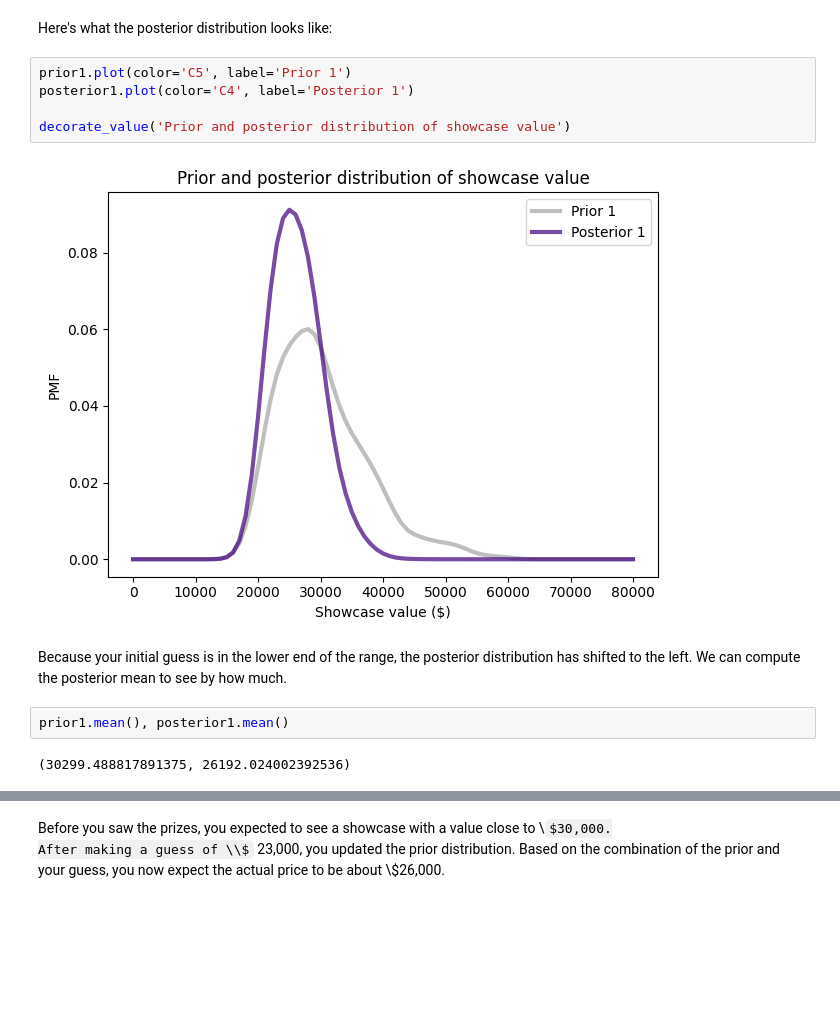
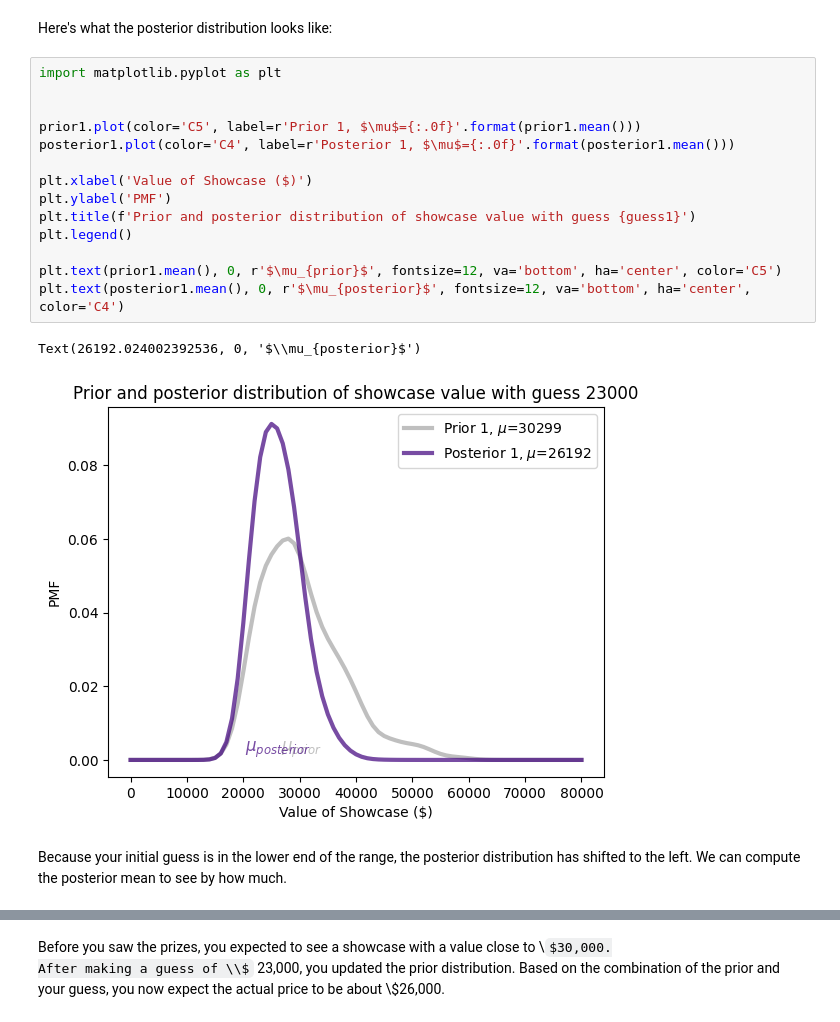
Before and after one commit to mat-ej/ThinkBayes2, a Jupyter notebook: notebooks/chap09.ipynb, the cells around one changed output, grey strips where cells are left out. Drawn from its saved outputs; the diff is of its cells as text; some formulas as TeX source; blank space fills up the shorter version.

```diff
--- a/notebooks/chap09.ipynb
+++ b/notebooks/chap09.ipynb
@@ -309,16 +360,22 @@ posterior1.normalize()
 3.3889812097254624e-05
 # %% [markdown]
 Here's what the posterior distribution looks like:
-# %%
-prior1.plot(color='C5', label='Prior 1')
-posterior1.plot(color='C4', label='Posterior 1')
-
-decorate_value('Prior and posterior distribution of showcase value')
-# %% [output]
-[figure, removed]
+# %%
+import matplotlib.pyplot as plt
+
+
+prior1.plot(color='C5', label=r'Prior 1, $\mu$={:.0f}'.format(prior1.mean()))
+posterior1.plot(color='C4', label=r'Posterior 1, $\mu$={:.0f}'.format(posterior1.mean()))
+
+plt.xlabel('Value of Showcase ($)')
+plt.ylabel('PMF')
+plt.title(f'Prior and posterior distribution of showcase value with guess {guess1}')
+plt.legend()
+
+plt.text(prior1.mean(), 0, r'$\mu_{prior}$', fontsize=12, va='bottom', ha='center', color='C5')
+plt.text(posterior1.mean(), 0, r'$\mu_{posterior}$', fontsize=12, va='bottom', ha='center', color='C4')
+# %% [output]
+Text(26192.024002392536, 0, '$\\mu_{posterior}$')
+[figure, added]
 # %% [markdown]
 Because your initial guess is in the lower end of the range, the posterior distribution has shifted to the left.  We can compute the posterior mean to see by how much.
-# %%
-prior1.mean(), posterior1.mean()
-# %% [output]
-(30299.488817891375, 26192.024002392536)
```
Also changed, not shown: parts of 51 cells of this notebook.
